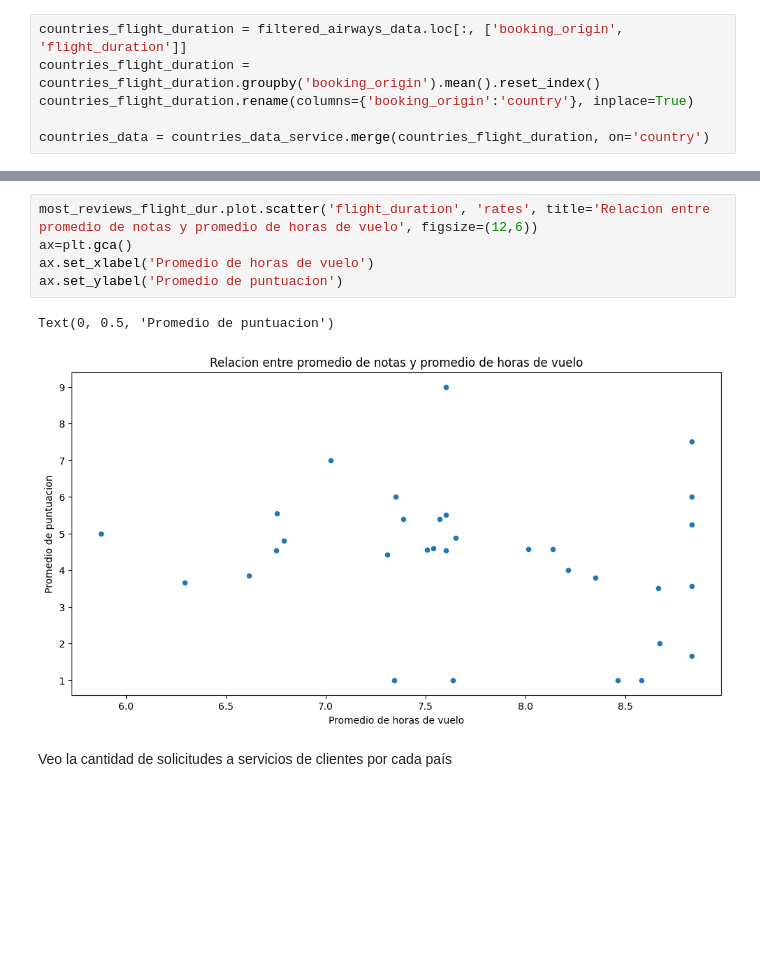
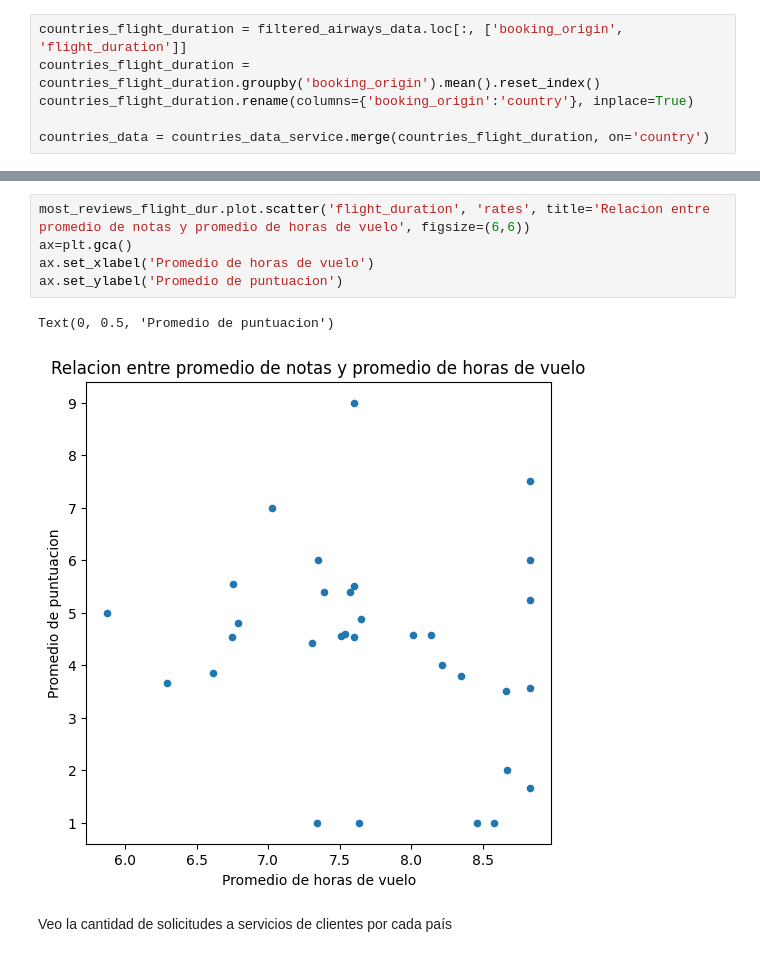
Before and after one commit to agalarza768/TP1-Orga_de_datos, a Jupyter notebook: TP_Orga.ipynb, the cells around one changed output, grey strips where cells are left out. Saved outputs shown, nothing was run; the diff lists cells and outputs as text; blank space fills up the shorter version.

```diff
--- a/TP_Orga.ipynb
+++ b/TP_Orga.ipynb
@@ -499,13 +499,13 @@ most_reviews_flight_dur
 | 32 | United Kingdom | 14 | 7 | 9 | 4.559140 | 7.506667 |
 | 33 | United States | 59 | 30 | 36 | 3.861314 | 6.613810 |
 # %%
-most_reviews_flight_dur.plot.scatter('flight_duration', 'rates', title='Relacion entre promedio de notas y promedio de horas de vuelo', figsize=(12,6))
+most_reviews_flight_dur.plot.scatter('flight_duration', 'rates', title='Relacion entre promedio de notas y promedio de horas de vuelo', figsize=(6,6))
 ax=plt.gca()
 ax.set_xlabel('Promedio de horas de vuelo')
 ax.set_ylabel('Promedio de puntuacion')
 # %% [output]
 Text(0, 0.5, 'Promedio de puntuacion')
-[figure, old version]
+[figure, new version]
 # %% [markdown]
 Veo la cantidad de solicitudes a servicios de clientes por cada país
 # %%
```
Also changed, not shown: parts of 3 cells of this notebook.
